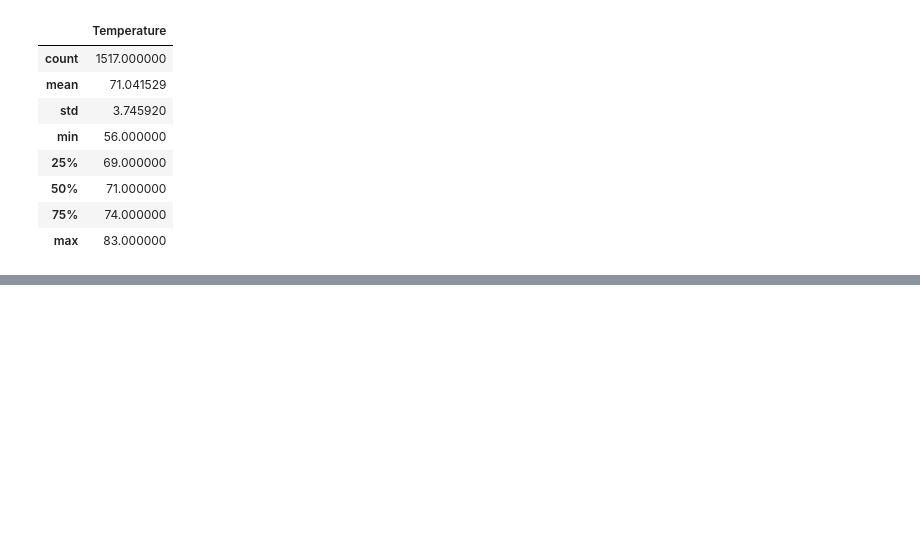
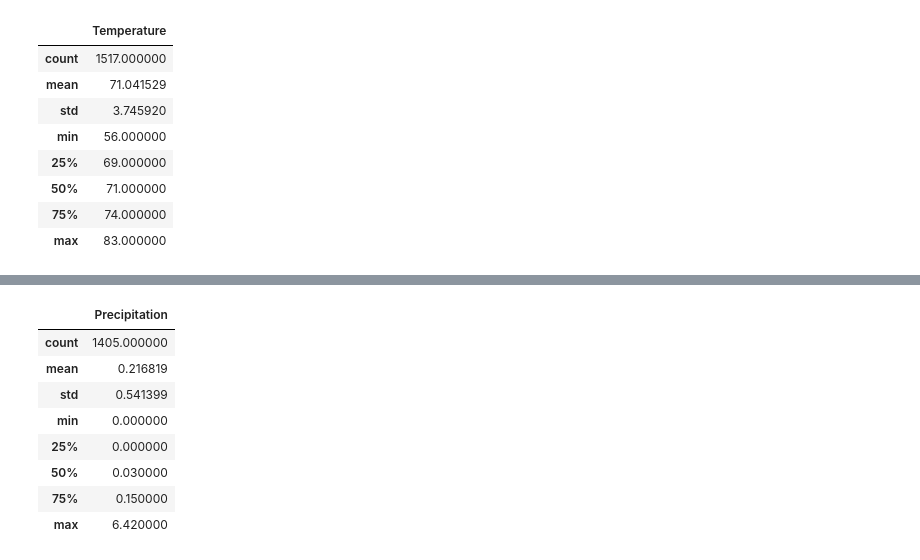
Before and after one commit to Degri95/surfs_up, a Jupyter notebook: SurfsUp_Challenge.ipynb, the cells around one changed output, grey strips where cells are left out. Cells and saved outputs as stored; diff of their text form; code cells hidden in the pictures; blank space fills up the shorter version.

```diff
--- a/SurfsUp_Challenge.ipynb
+++ b/SurfsUp_Challenge.ipynb
@@ -120,0 +140,17 @@ december_df.describe()
+# %%
+# December Precipitation
+December_prcp = session.query(Measurement.date, Measurement.prcp).filter(extract('month', Measurement.date) == 12)
+#print(December_prcp.all())
+December_prcp_list = [list(x) for x in December_prcp]
+December_prcp_df = pd.DataFrame(December_prcp_list, columns=["Date","Precipitation"])
+December_prcp_df.describe()
+# %% [output]
+|  | Precipitation |
+| count | 1405.000000 |
+| mean | 0.216819 |
+| std | 0.541399 |
+| min | 0.000000 |
+| 25% | 0.000000 |
+| 50% | 0.030000 |
+| 75% | 0.150000 |
+| max | 6.420000 |
```
Also changed, not shown: parts of 1 cell of this notebook, 4 other files.
